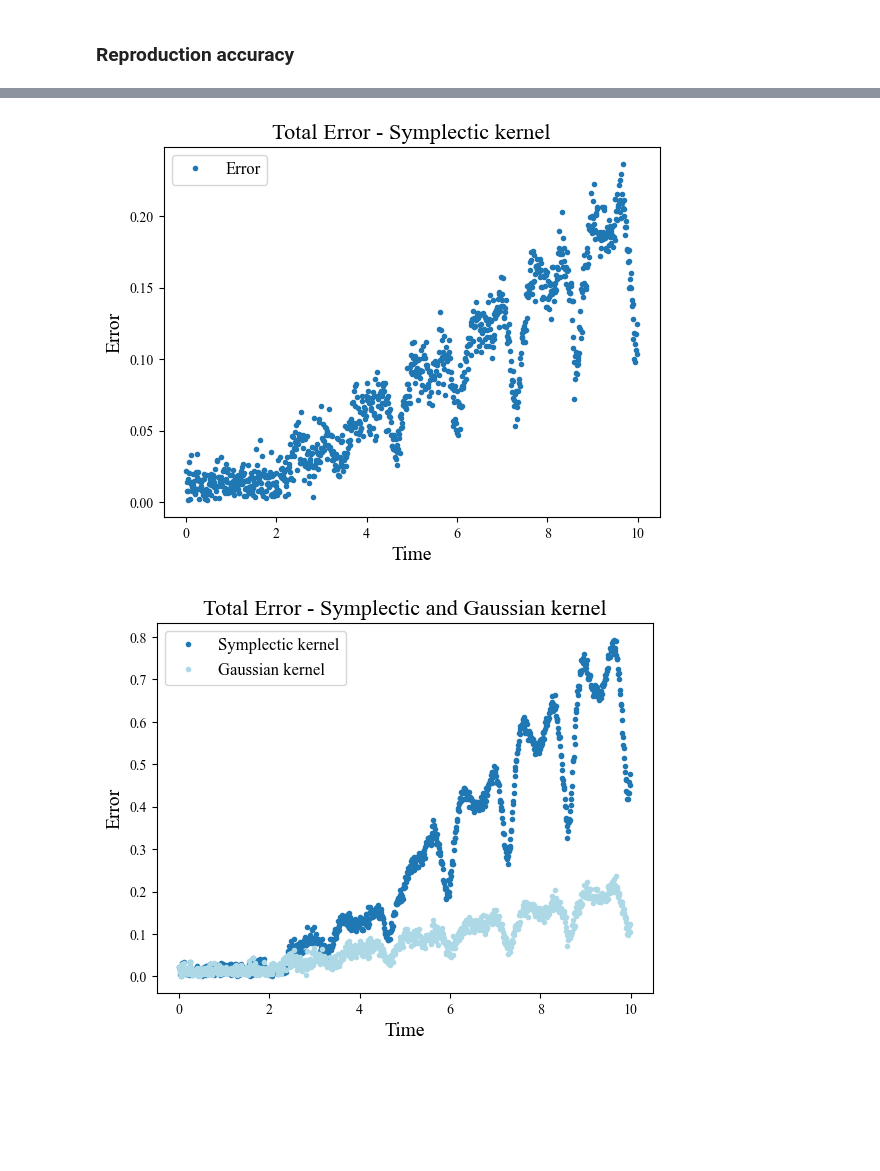
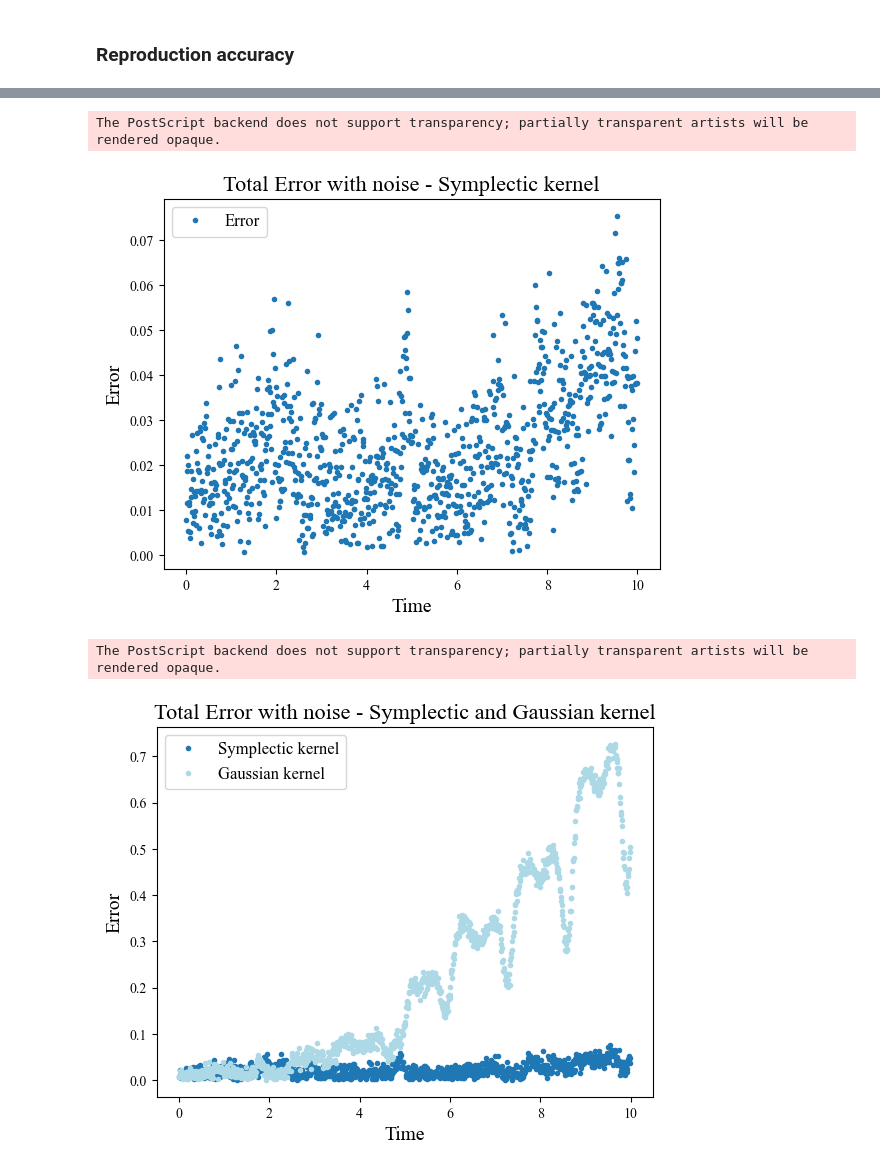
Before and after one commit to helenatp/tpk4960, a Jupyter notebook: src/hamilton/hamilton_pendulum.ipynb, the cells around one changed output, grey strips where cells are left out. Saved outputs shown, nothing was run; the diff lists cells and outputs as text; code cells hidden in the pictures; blank space fills up the shorter version.

```diff
--- a/src/hamilton/hamilton_pendulum.ipynb
+++ b/src/hamilton/hamilton_pendulum.ipynb
@@ -155,7 +155,7 @@ num_of_points = len(time_series)
 start_state = np.array([2, 0])
 
 sigma = 5
-lambda_ = 0.0001
+lambda_ = 0.001
 num_of_samples = 30
 
 #w = randn(dim_of_function, num_of_samples)/sigma
@@ -171,10 +171,15 @@ x_train = np.zeros((dim_of_function, num_of_points))
 y_train = np.zeros_like(x_train)
 noise_sigma = 0.01
 
-x_train = generate_trajectory(start_state[0], start_state[1], t_max, dt_leap) # legg til støy, se på side information, feks 0.01, standard diviation - zero mean
+x_train = generate_trajectory(start_state[0], start_state[1], t_max, dt_leap)
 
 for i in range(len(x_train[0])):
     y_train[:, i] = hamiltonian_dynamics(0, x_train[:, i])
 
-x_train = x_train + np.random.normal(loc=0.0, scale=noise_sigma, size=(dim_of_function, num_of_points))
-y_train = y_train + np.random.normal(loc=0.0, scale=noise_sigma, size=(dim_of_function, num_of_points))
+#noise_x = np.random.normal(loc=0.0, scale=noise_sigma, size=(dim_of_function, num_of_points))
+#noise_y = np.random.normal(loc=0.0, scale=noise_sigma, size=(dim_of_function, num_of_points))
+noise_x = np.load('RFF_parameters/noise_x_pendulum_symplectic.npy')
+noise_y = np.load('RFF_parameters/noise_y_pendulum_symplectic.npy')
+
+x_train = x_train + noise_x
+y_train = y_train + noise_y
@@ -426,29 +437,31 @@ fig_pendulum_error_symplectic.show()
 error_symplectic_total = np.linalg.norm(x_train - data_series_symplectic, ord=2, axis=0)
 
 fig_pendulum_error_symplectic_total = plt.figure(8)
-plt.title('Total Error - Symplectic kernel', fontsize=16)
+plt.title('Total Error with noise - Symplectic kernel', fontsize=16)
 plt.plot(time_series, error_symplectic_total, '.', linewidth = 0.000001)
 plt.xlabel('Time', fontsize=14)
 plt.ylabel('Error', fontsize=14)
 plt.legend(['Error'], loc = 'upper left', frameon = True , prop ={'size': 12 } )
 fig_pendulum_error_symplectic_total.show()
-#plt.savefig(r"hamilton_figures\pendulum_hamilton_total_error_symplectic.eps", format ="eps")
+plt.savefig(r"hamilton_figures\pendulum_hamilton_total_error_symplectic_noise.eps", format ="eps")
 # %% [output]
+The PostScript backend does not support transparency; partially transparent artists will be rendered opaque.
-[figure, old version]
+[figure, new version]
 # %%
 error_gauss_total = np.linalg.norm(x_train - data_series, ord=2, axis=0)
 
 fig_pendulum_error_gauss_total = plt.figure(8)
-plt.title('Total Error - Symplectic and Gaussian kernel', fontsize=16)
-plt.plot(time_series, error_gauss_total, '.', linewidth = 0.000001)
-plt.plot(time_series, error_symplectic_total, '.', linewidth = 0.000001, color = 'lightblue')
+plt.title('Total Error with noise - Symplectic and Gaussian kernel', fontsize=16)
+plt.plot(time_series, error_symplectic_total, '.', linewidth = 0.000001)
+plt.plot(time_series, error_gauss_total, '.', linewidth = 0.000001, color = 'lightblue')
 plt.xlabel('Time', fontsize=14)
 plt.ylabel('Error', fontsize=14)
 plt.legend(['Symplectic kernel', 'Gaussian kernel'], loc = 'upper left', frameon = True , prop ={'size': 12 } )
 fig_pendulum_error_gauss_total.show()
-#plt.savefig(r"hamilton_figures\pendulum_hamilton_total_error_compare.eps", format ="eps")
+plt.savefig(r"hamilton_figures\pendulum_hamilton_total_error_compare_noise.eps", format ="eps")
 # %% [output]
+The PostScript backend does not support transparency; partially transparent artists will be rendered opaque.
-[figure, old version]
+[figure, new version]
 # %%
 error_gauss = x_train - data_series
 
```
Also changed, not shown: parts of 13 cells of this notebook, 11 other files.
